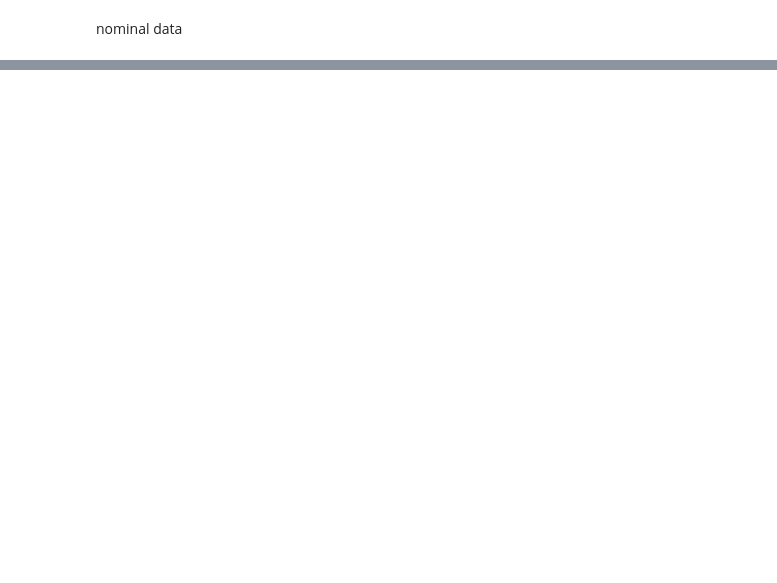
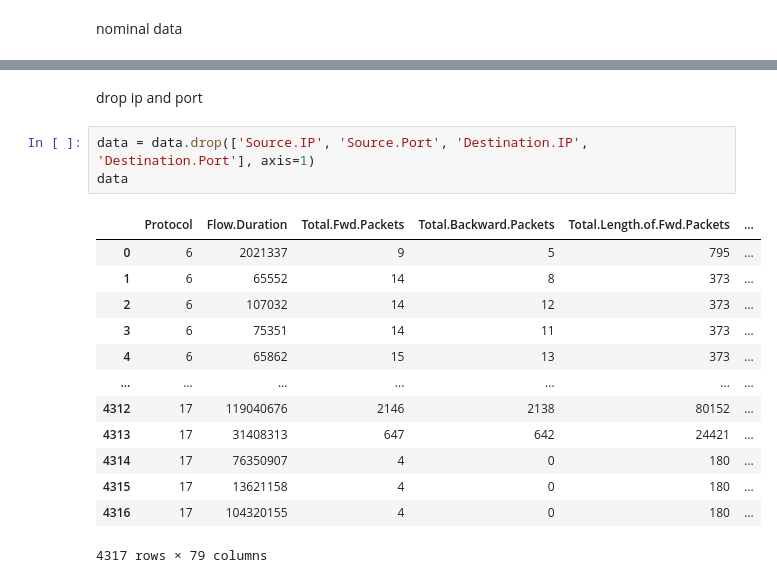
Before and after one commit to wei-coding/MLFN, a Jupyter notebook: Lab2/lab2.ipynb, the cells around one changed output, grey strips where cells are left out. Saved outputs shown, nothing was run; the diff lists cells and outputs as text; blank space fills up the shorter version.

```diff
--- a/Lab2/lab2.ipynb
+++ b/Lab2/lab2.ipynb
@@ -62,3 +82,22 @@ pd.get_dummies(raw_data)
 | 4315 | 13621158 | 4 | 0 | 180 | 0 | ... |
 | 4316 | 104320155 | 4 | 0 | 180 | 0 | ... |
 4317 rows × 1190 columns
+# %% [markdown]
+drop ip and port
+# %%
+data = data.drop(['Source.IP', 'Source.Port', 'Destination.IP', 'Destination.Port'], axis=1)
+data
+# %% [output]
+|  | Protocol | Flow.Duration | Total.Fwd.Packets | Total.Backward.Packets | Total.Length.of.Fwd.Packets | ... |
+| 0 | 6 | 2021337 | 9 | 5 | 795 | ... |
+| 1 | 6 | 65552 | 14 | 8 | 373 | ... |
+| 2 | 6 | 107032 | 14 | 12 | 373 | ... |
+| 3 | 6 | 75351 | 14 | 11 | 373 | ... |
+| 4 | 6 | 65862 | 15 | 13 | 373 | ... |
+| ... | ... | ... | ... | ... | ... | ... |
+| 4312 | 17 | 119040676 | 2146 | 2138 | 80152 | ... |
+| 4313 | 17 | 31408313 | 647 | 642 | 24421 | ... |
+| 4314 | 17 | 76350907 | 4 | 0 | 180 | ... |
+| 4315 | 17 | 13621158 | 4 | 0 | 180 | ... |
+| 4316 | 17 | 104320155 | 4 | 0 | 180 | ... |
+4317 rows × 79 columns
```
Also changed, not shown: parts of 10 cells of this notebook, 2 other files.
